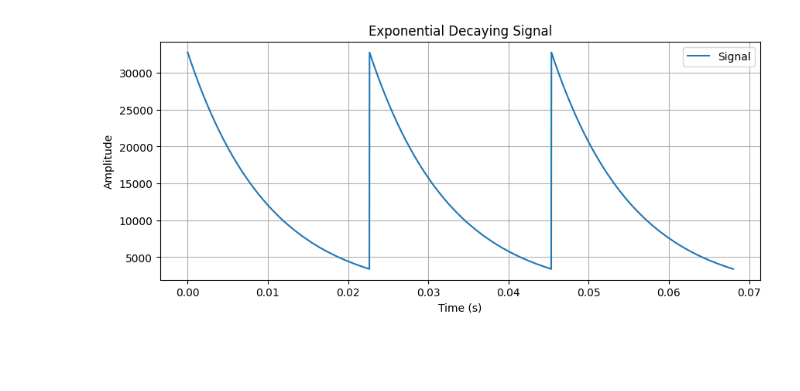
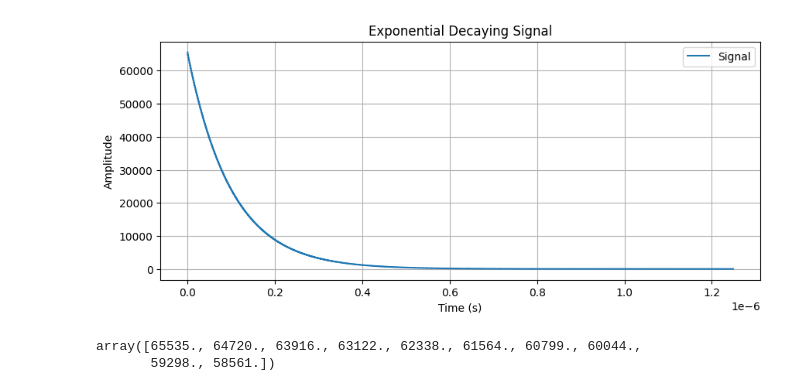
Before and after one commit to dcrovo/Neutrino-Pulse-Generator, a Jupyter notebook: test.ipynb, the cells around one changed output. Saved outputs shown, nothing was run; the diff lists cells and outputs as text; code cells hidden in the pictures; blank space fills up the shorter version.

```diff
--- a/test.ipynb
+++ b/test.ipynb
@@ -1,21 +1,26 @@
 # %%
 import matplotlib.pyplot as plt
 import numpy as np
 
-signal_data = np.genfromtxt('exponential_signal.csv', delimiter=',')
+signal_data = np.genfromtxt('data/exponential_signal.csv', delimiter=',')
 
-sampling_rate = 44100.0
+sampling_rate = 800000000
 num_samples = len(signal_data)
 time_array = np.arange(num_samples) / sampling_rate
 
 # Plot the signal
 plt.figure(figsize=(10, 4))
-plt.plot(time_array, signal_data, label='Signal')
+plt.step(time_array,signal_data, label='Signal')
 plt.xlabel('Time (s)')
 plt.ylabel('Amplitude')
 plt.title('Exponential Decaying Signal')
 plt.legend()
 plt.grid()
 plt.show()
 # %% [output]
-[figure, old version]
+[figure, new version]
+# %%
+signal_data
+# %% [output]
+array([65535., 64720., 63916., 63122., 62338., 61564., 60799., 60044.,
+       59298., 58561.])
```
Also changed, not shown: 5 other files.
